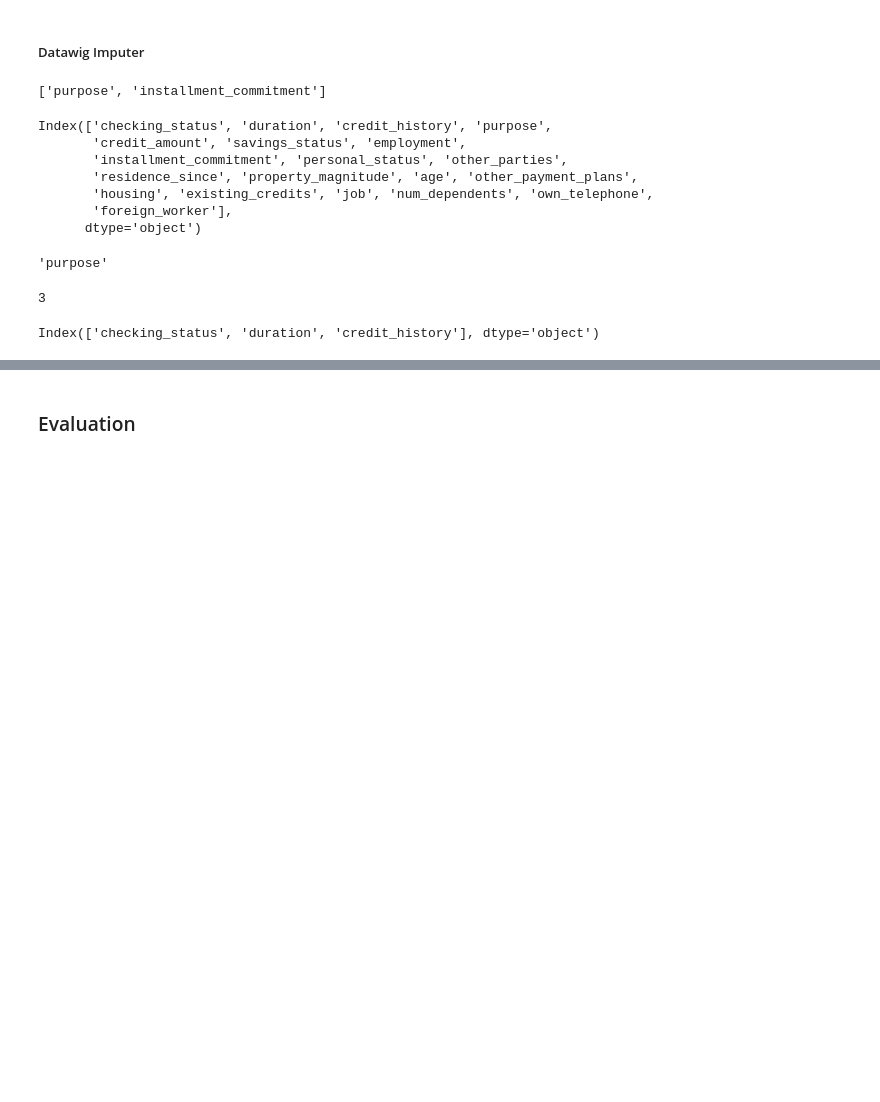
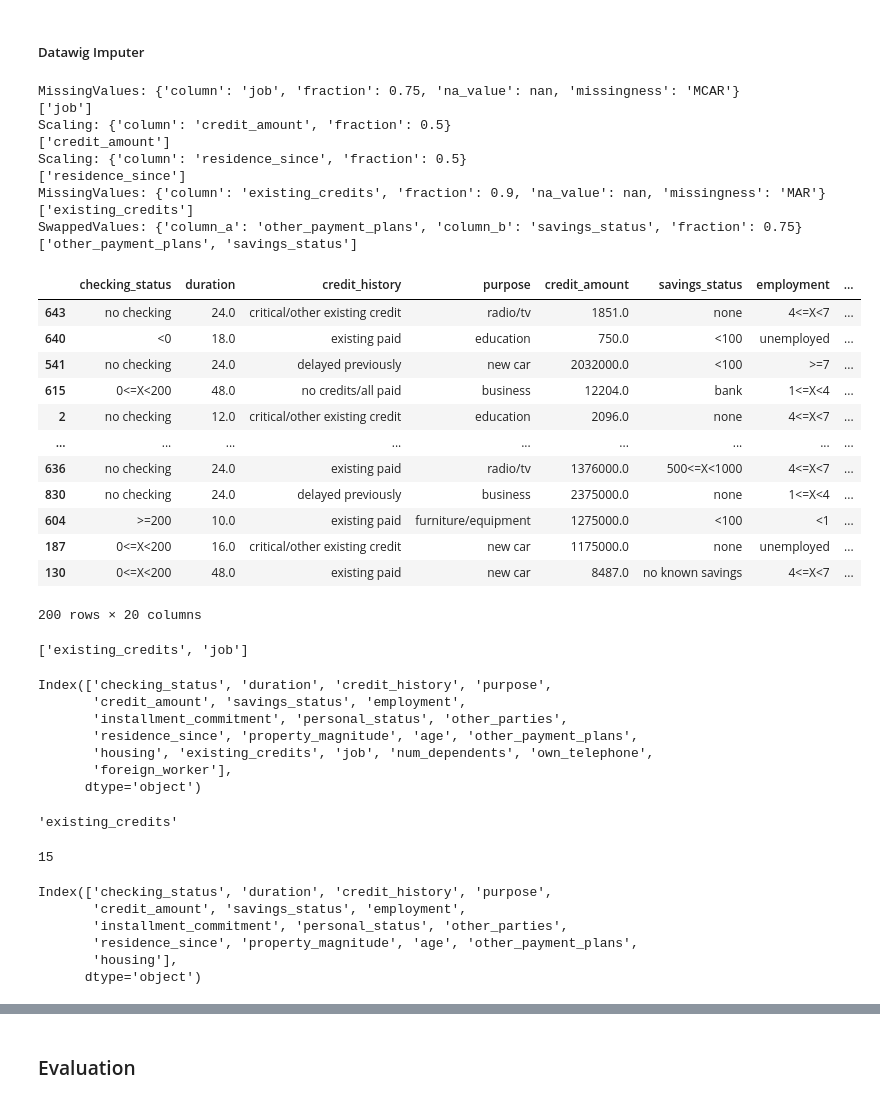
Before and after one commit to SharmaRupali/jenga, a Jupyter notebook: experimental_setup.ipynb, the cells around one changed output, grey strips where cells are left out. Drawn from its saved outputs; the diff is of its cells as text; code cells hidden in the pictures; blank space fills up the shorter version.

```diff
--- a/experimental_setup.ipynb
+++ b/experimental_setup.ipynb
@@ -1154,11 +1154,38 @@ dat_test_credit_cleaned.loc[[89, 650, 39, 595]]
 | 595 | new car | 6.0 | all paid | 0<=X<200 | 931.0 | 100<=X<500 | <1 | ... |
 # %% [markdown]
 ##### Datawig Imputer
+# %%
+dat_test_credit_corrupted, perturbations, cols_perturbed = apply_perturbation(dat_test_credit, 5, categorical_columns, numerical_columms)
+dat_test_credit_corrupted
+# %% [output]
+MissingValues: {'column': 'job', 'fraction': 0.75, 'na_value': nan, 'missingness': 'MCAR'}
+['job']
+Scaling: {'column': 'credit_amount', 'fraction': 0.5}
+['credit_amount']
+Scaling: {'column': 'residence_since', 'fraction': 0.5}
+['residence_since']
+MissingValues: {'column': 'existing_credits', 'fraction': 0.9, 'na_value': nan, 'missingness': 'MAR'}
+['existing_credits']
+SwappedValues: {'column_a': 'other_payment_plans', 'column_b': 'savings_status', 'fraction': 0.75}
+['other_payment_plans', 'savings_status']
+|  | checking_status | duration | credit_history | purpose | credit_amount | savings_status | employment | ... |
+| 643 | no checking | 24.0 | critical/other existing credit | radio/tv | 1851.0 | none | 4<=X<7 | ... |
+| 640 | <0 | 18.0 | existing paid | education | 750.0 | <100 | unemployed | ... |
+| 541 | no checking | 24.0 | delayed previously | new car | 2032000.0 | <100 | >=7 | ... |
+| 615 | 0<=X<200 | 48.0 | no credits/all paid | business | 12204.0 | bank | 1<=X<4 | ... |
+| 2 | no checking | 12.0 | critical/other existing credit | education | 2096.0 | none | 4<=X<7 | ... |
+| ... | ... | ... | ... | ... | ... | ... | ... | ... |
+| 636 | no checking | 24.0 | existing paid | radio/tv | 1376000.0 | 500<=X<1000 | 4<=X<7 | ... |
+| 830 | no checking | 24.0 | delayed previously | business | 2375000.0 | none | 1<=X<4 | ... |
+| 604 | >=200 | 10.0 | existing paid | furniture/equipment | 1275000.0 | <100 | <1 | ... |
+| 187 | 0<=X<200 | 16.0 | critical/other existing credit | new car | 1175000.0 | none | unemployed | ... |
+| 130 | 0<=X<200 | 48.0 | existing paid | new car | 8487.0 | no known savings | 4<=X<7 | ... |
+200 rows × 20 columns
 # %%
 cols_with_na = dat_test_credit_corrupted.columns[dat_test_credit_corrupted.isnull().any()].tolist()
 cols_with_na
 # %% [output]
-['purpose', 'installment_commitment']
+['existing_credits', 'job']
 # %%
 dat_test_credit.columns
 # %% [output]
@@ -1173,15 +1200,20 @@ Index(['checking_status', 'duration', 'credit_history', 'purpose',
 output_column = cols_with_na[0]
 output_column
 # %% [output]
-'purpose'
+'existing_credits'
 # %%
 dat_test_credit.columns.get_loc(output_column)
 # %% [output]
-3
+15
 # %%
 dat_test_credit.columns[0:dat_test_credit.columns.get_loc(output_column)]
 # %% [output]
-Index(['checking_status', 'duration', 'credit_history'], dtype='object')
+Index(['checking_status', 'duration', 'credit_history', 'purpose',
+       'credit_amount', 'savings_status', 'employment',
+       'installment_commitment', 'personal_status', 'other_parties',
+       'residence_since', 'property_magnitude', 'age', 'other_payment_plans',
+       'housing'],
+      dtype='object')
 # %%
 dat_test_credit.columns[dat_test_credit.columns.get_loc(output_column)+1:len(dat_test_credit.columns)]
 # %% [output]
```
Also changed, not shown: parts of 13 cells of this notebook.
